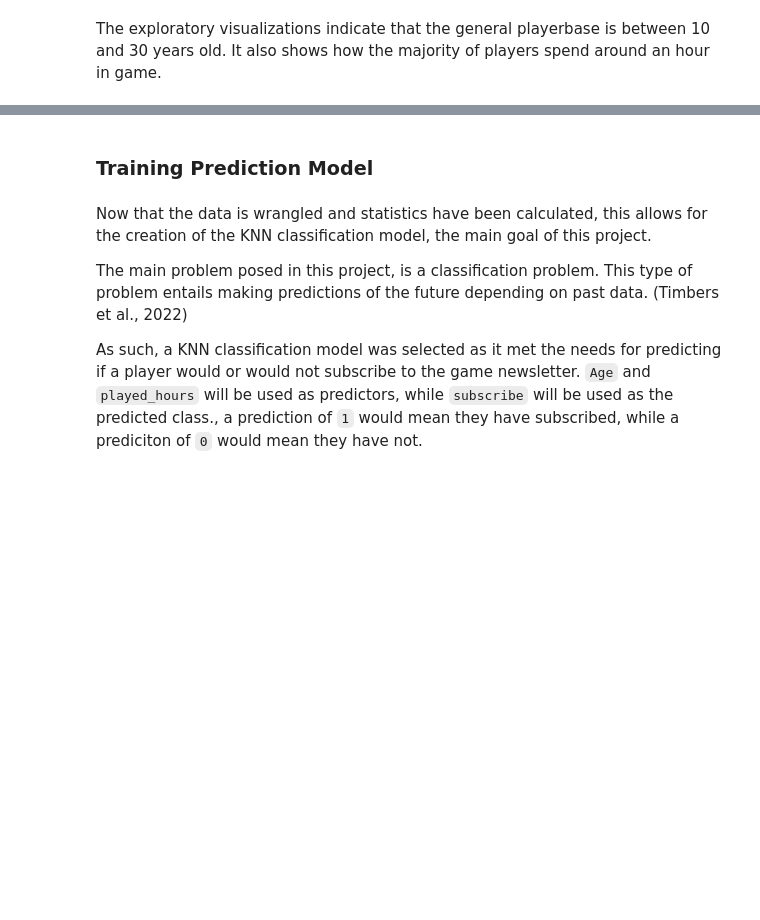
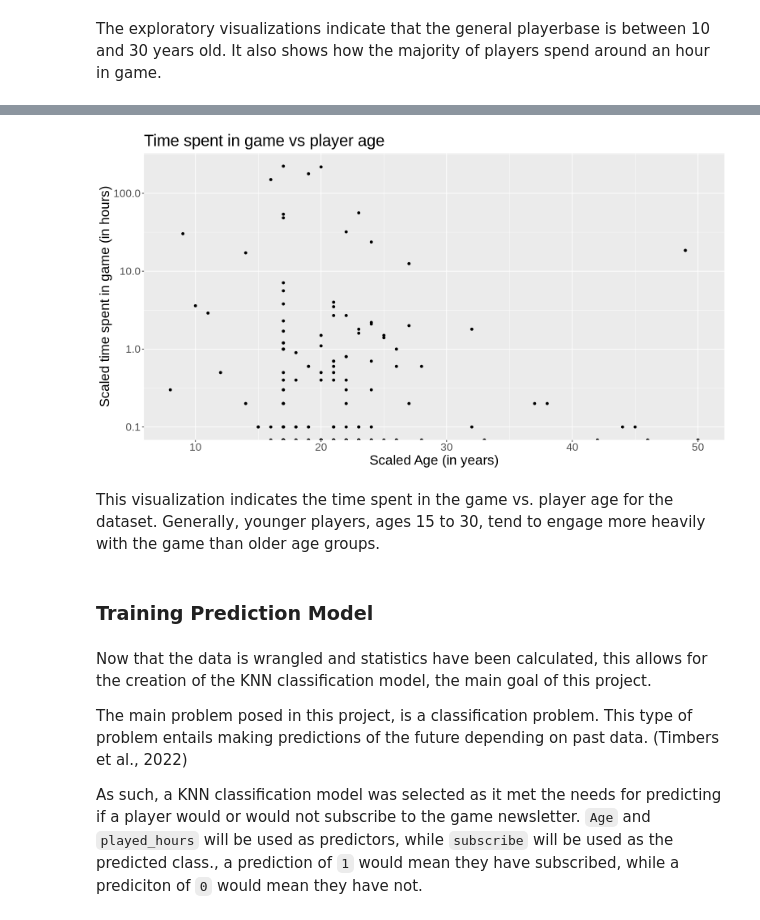
Before and after one commit to Vivian-Bi/ds_final_project, a Jupyter notebook: Final Group Project.ipynb, the cells around one changed output, grey strips where cells are left out. Cells and saved outputs as stored; diff of their text form; code cells hidden in the pictures; blank space fills up the shorter version.

```diff
--- a/Final Group Project.ipynb
+++ b/Final Group Project.ipynb
@@ -231,2 +234,12 @@ Warning message:
 # %% [markdown]
 The exploratory visualizations indicate that the general playerbase is between 10 and 30 years old. It also shows how the majority of players spend around an hour in game.
+# %%
+hours_and_age_plot <- player_data |>
+    ggplot(aes(x = Age, y =played_hours)) +
+    geom_point()+
+    labs(y = "Scaled time spent in game (in hours)", x = "Scaled Age (in years)", title = "Time spent in game vs player age") +
+    scale_y_log10(labels = label_comma()) +
+    theme(text = element_text(size = 20))
+
+hours_and_age_plot
+# %% [output]
@@ -233,3 +248,6 @@ The exploratory visualizations indicate that the general playerbase is between 1
+[figure, added]
+# %% [markdown]
+This visualization indicates the time spent in the game vs. player age for the dataset. Generally, younger players, ages 15 to 30, tend to engage more heavily with the game than older age groups.
 # %% [markdown]
 ### Training Prediction Model
 # %% [markdown]
```
Also changed, not shown: parts of 5 cells of this notebook.
